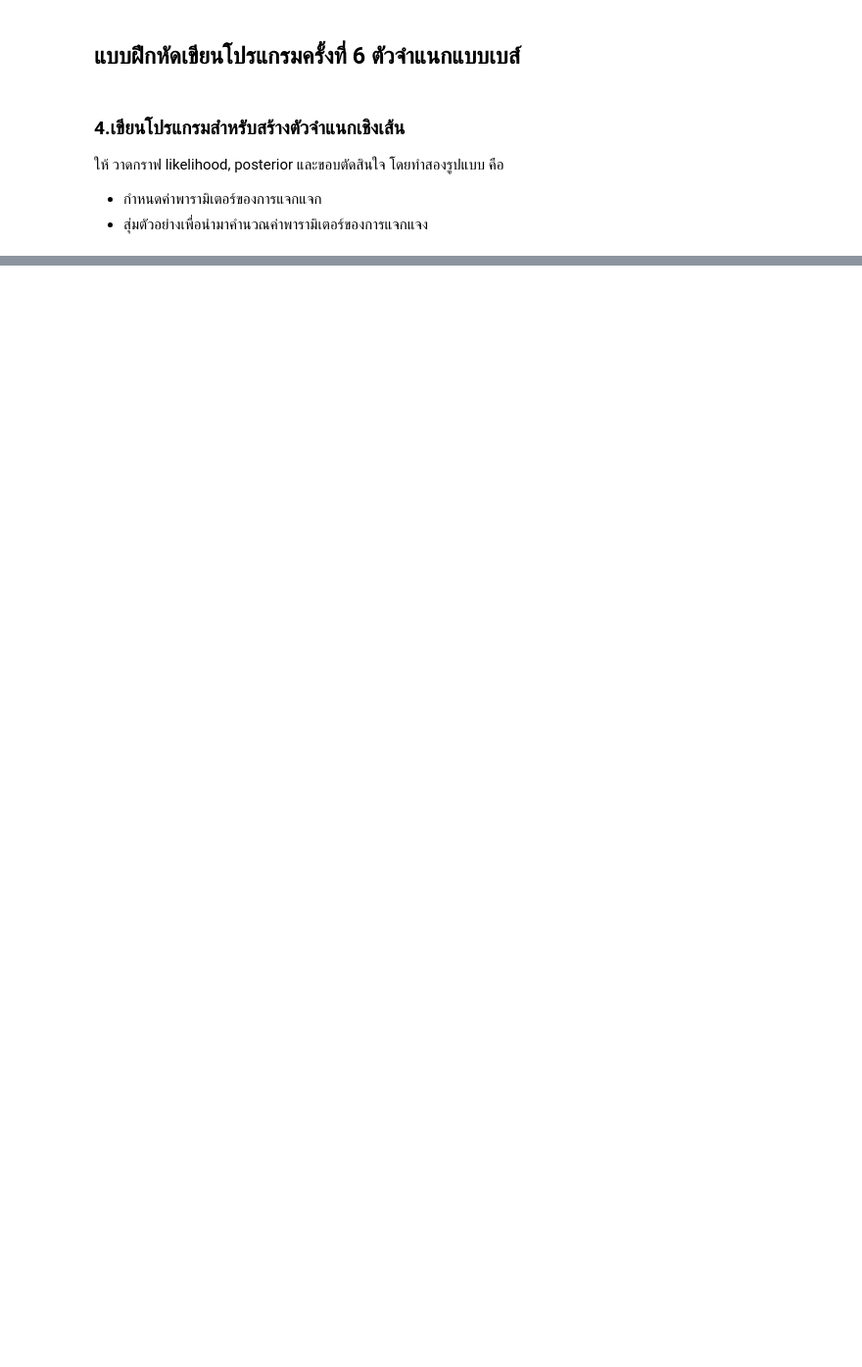
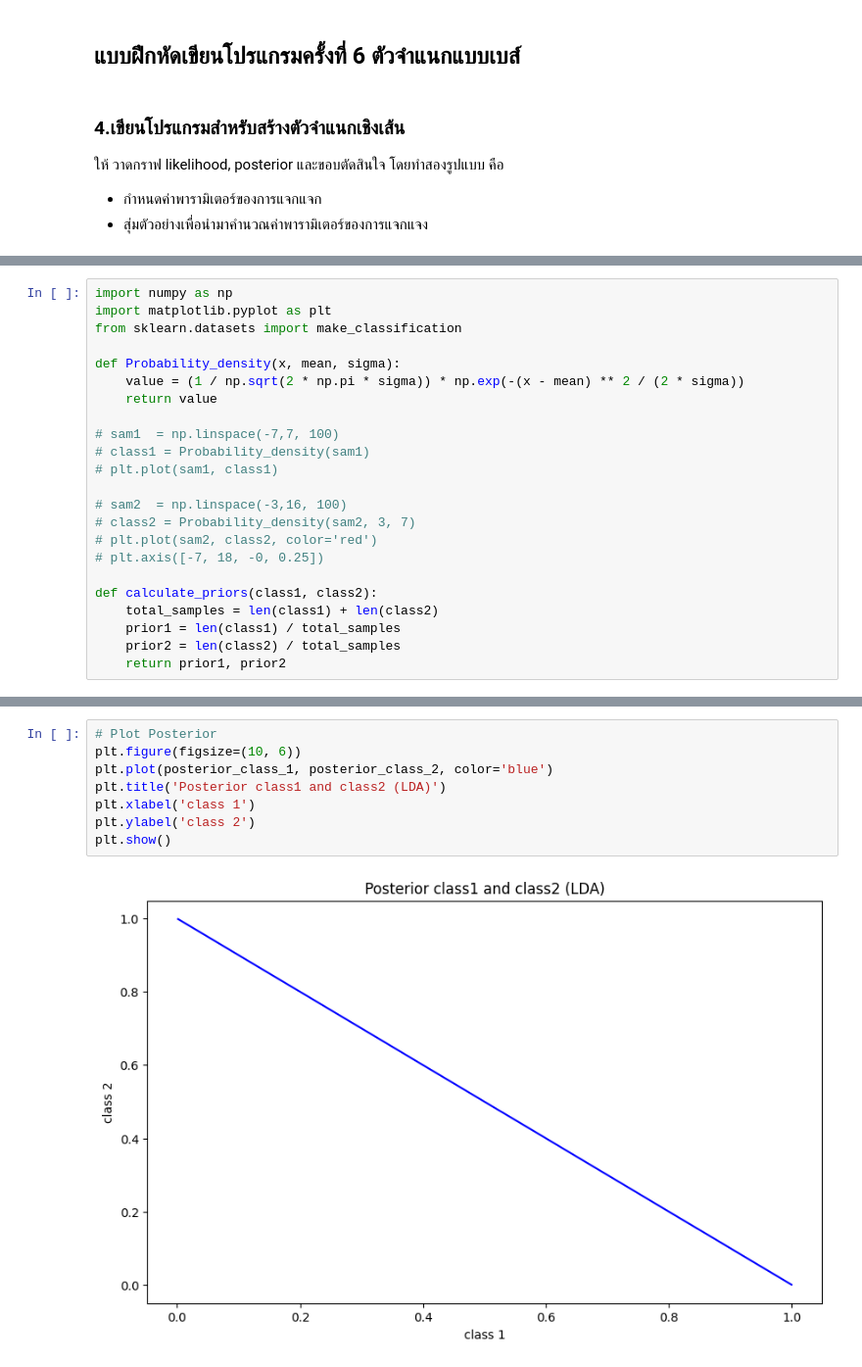
Before and after one commit to MLol-3/Machine-learning-class67, a Jupyter notebook: Bayes/Q4.ipynb, the cells around one changed output, grey strips where cells are left out. Shown: that part at 98% size. Cells and saved outputs as stored; diff of their text form; blank space fills up the shorter version.

```diff
--- a/Bayes/Q4.ipynb
+++ b/Bayes/Q4.ipynb
@@ -129,0 +8,23 @@ plot_decision_boundary(X1, X2, mu1_hat, mu2_hat, shared_cov_hat)
+# %%
+import numpy as np
+import matplotlib.pyplot as plt
+from sklearn.datasets import make_classification
+
+def Probability_density(x, mean, sigma):
+    value = (1 / np.sqrt(2 * np.pi * sigma)) * np.exp(-(x - mean) ** 2 / (2 * sigma))
+    return value
+
+# sam1  = np.linspace(-7,7, 100)
+# class1 = Probability_density(sam1)
+# plt.plot(sam1, class1)
+
+# sam2  = np.linspace(-3,16, 100)
+# class2 = Probability_density(sam2, 3, 7)
+# plt.plot(sam2, class2, color='red')
+# plt.axis([-7, 18, -0, 0.25])
+
+def calculate_priors(class1, class2):
+    total_samples = len(class1) + len(class2)
+    prior1 = len(class1) / total_samples
+    prior2 = len(class2) / total_samples
+    return prior1, prior2
@@ -129,0 +82,10 @@ plot_decision_boundary(X1, X2, mu1_hat, mu2_hat, shared_cov_hat)
+# %%
+# Plot Posterior
+plt.figure(figsize=(10, 6))
+plt.plot(posterior_class_1, posterior_class_2, color='blue')
+plt.title('Posterior class1 and class2 (LDA)')
+plt.xlabel('class 1')
+plt.ylabel('class 2')
+plt.show()
+# %% [output]
+[figure, added]
```
Also changed, not shown: parts of 4 cells of this notebook.
